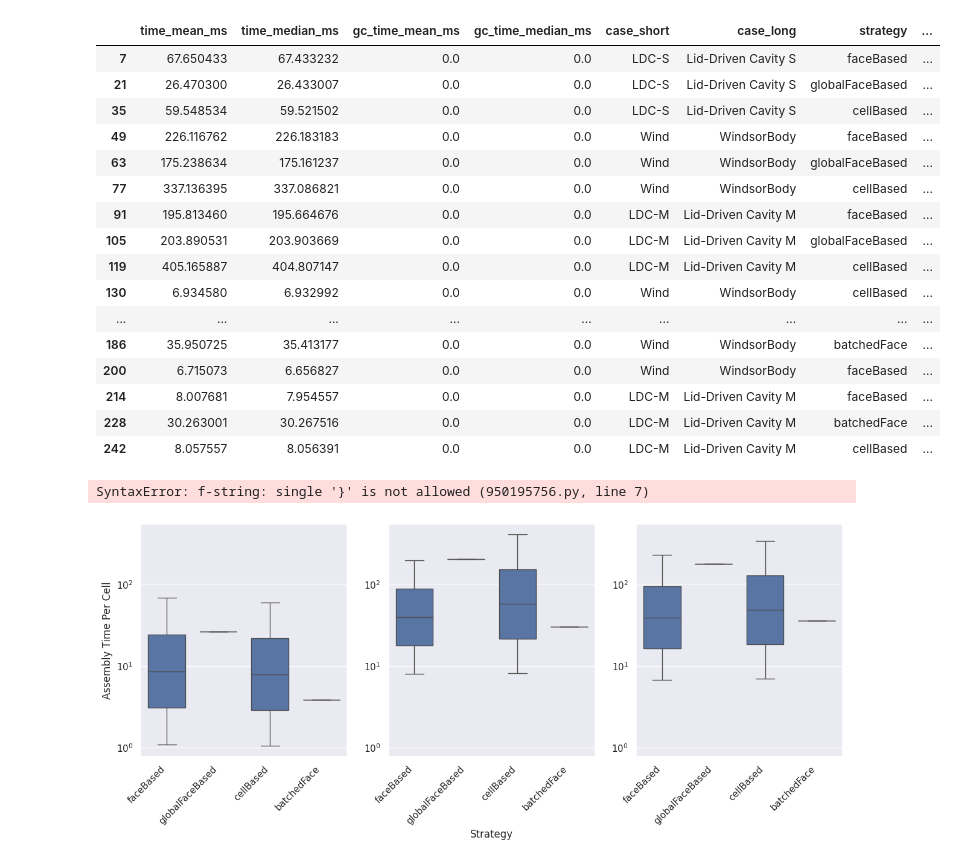
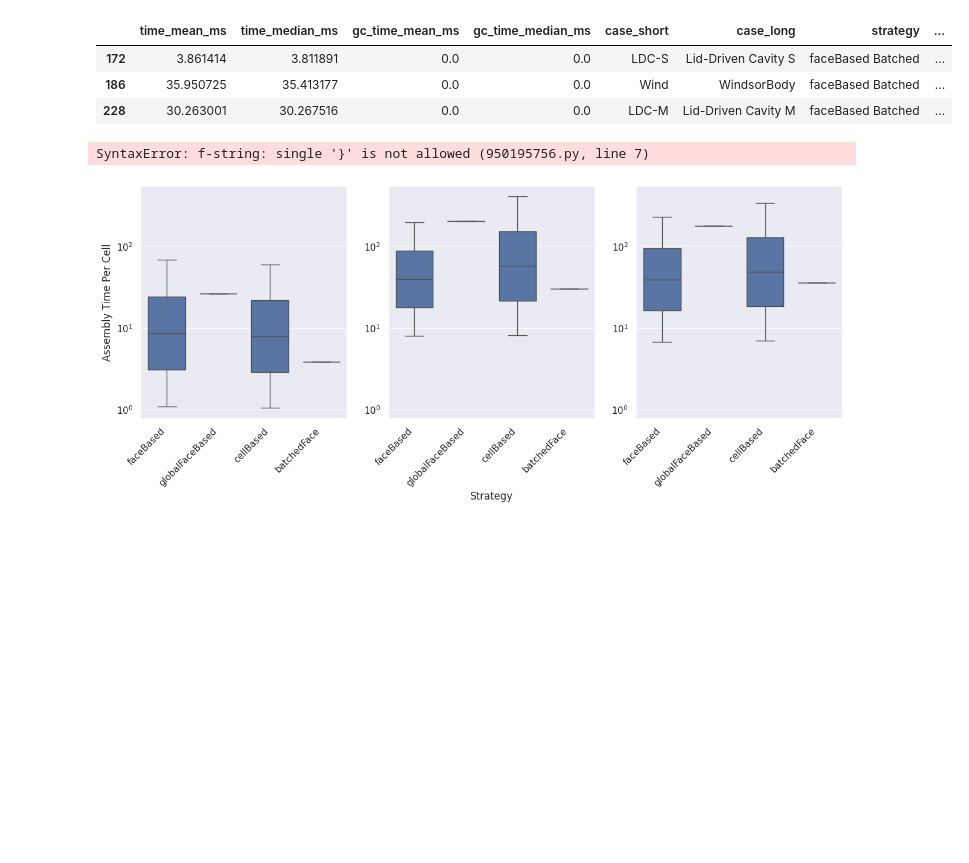
Before and after one commit to lupeterm/FVM-Prototyping, a Jupyter notebook: notebook_f64.ipynb, the cells around one changed output. Cells and saved outputs as stored; diff of their text form; code cells hidden in the pictures; blank space fills up the shorter version.

```diff
--- a/notebook_f64.ipynb
+++ b/notebook_f64.ipynb
@@ -24,25 +24,12 @@ sorted_variants_filtered = sorted(noLaplace["variant"].unique())
 fused_df = all[all["use_fusing"]]
 sb.set_theme()
 # %%
-fused_df
+fused_df[fused_df["strategy"] == "faceBased Batched"]
 # %% [output]
 |  | time_mean_ms | time_median_ms | gc_time_mean_ms | gc_time_median_ms | case_short | case_long | strategy | ... |
-| 7 | 67.650433 | 67.433232 | 0.0 | 0.0 | LDC-S | Lid-Driven Cavity S | faceBased | ... |
-| 21 | 26.470300 | 26.433007 | 0.0 | 0.0 | LDC-S | Lid-Driven Cavity S | globalFaceBased | ... |
-| 35 | 59.548534 | 59.521502 | 0.0 | 0.0 | LDC-S | Lid-Driven Cavity S | cellBased | ... |
-| 49 | 226.116762 | 226.183183 | 0.0 | 0.0 | Wind | WindsorBody | faceBased | ... |
-| 63 | 175.238634 | 175.161237 | 0.0 | 0.0 | Wind | WindsorBody | globalFaceBased | ... |
-| 77 | 337.136395 | 337.086821 | 0.0 | 0.0 | Wind | WindsorBody | cellBased | ... |
-| 91 | 195.813460 | 195.664676 | 0.0 | 0.0 | LDC-M | Lid-Driven Cavity M | faceBased | ... |
-| 105 | 203.890531 | 203.903669 | 0.0 | 0.0 | LDC-M | Lid-Driven Cavity M | globalFaceBased | ... |
-| 119 | 405.165887 | 404.807147 | 0.0 | 0.0 | LDC-M | Lid-Driven Cavity M | cellBased | ... |
-| 130 | 6.934580 | 6.932992 | 0.0 | 0.0 | Wind | WindsorBody | cellBased | ... |
-| ... | ... | ... | ... | ... | ... | ... | ... | ... |
-| 186 | 35.950725 | 35.413177 | 0.0 | 0.0 | Wind | WindsorBody | batchedFace | ... |
-| 200 | 6.715073 | 6.656827 | 0.0 | 0.0 | Wind | WindsorBody | faceBased | ... |
-| 214 | 8.007681 | 7.954557 | 0.0 | 0.0 | LDC-M | Lid-Driven Cavity M | faceBased | ... |
-| 228 | 30.263001 | 30.267516 | 0.0 | 0.0 | LDC-M | Lid-Driven Cavity M | batchedFace | ... |
-| 242 | 8.057557 | 8.056391 | 0.0 | 0.0 | LDC-M | Lid-Driven Cavity M | cellBased | ... |
+| 172 | 3.861414 | 3.811891 | 0.0 | 0.0 | LDC-S | Lid-Driven Cavity S | faceBased Batched | ... |
+| 186 | 35.950725 | 35.413177 | 0.0 | 0.0 | Wind | WindsorBody | faceBased Batched | ... |
+| 228 | 30.263001 | 30.267516 | 0.0 | 0.0 | LDC-M | Lid-Driven Cavity M | faceBased Batched | ... |
 # %%
 def float_to_power10(x):
     s = f"{x:.6e}"          # scientific notation string
```
Also changed, not shown: parts of 1 cell of this notebook, 13 other files.
